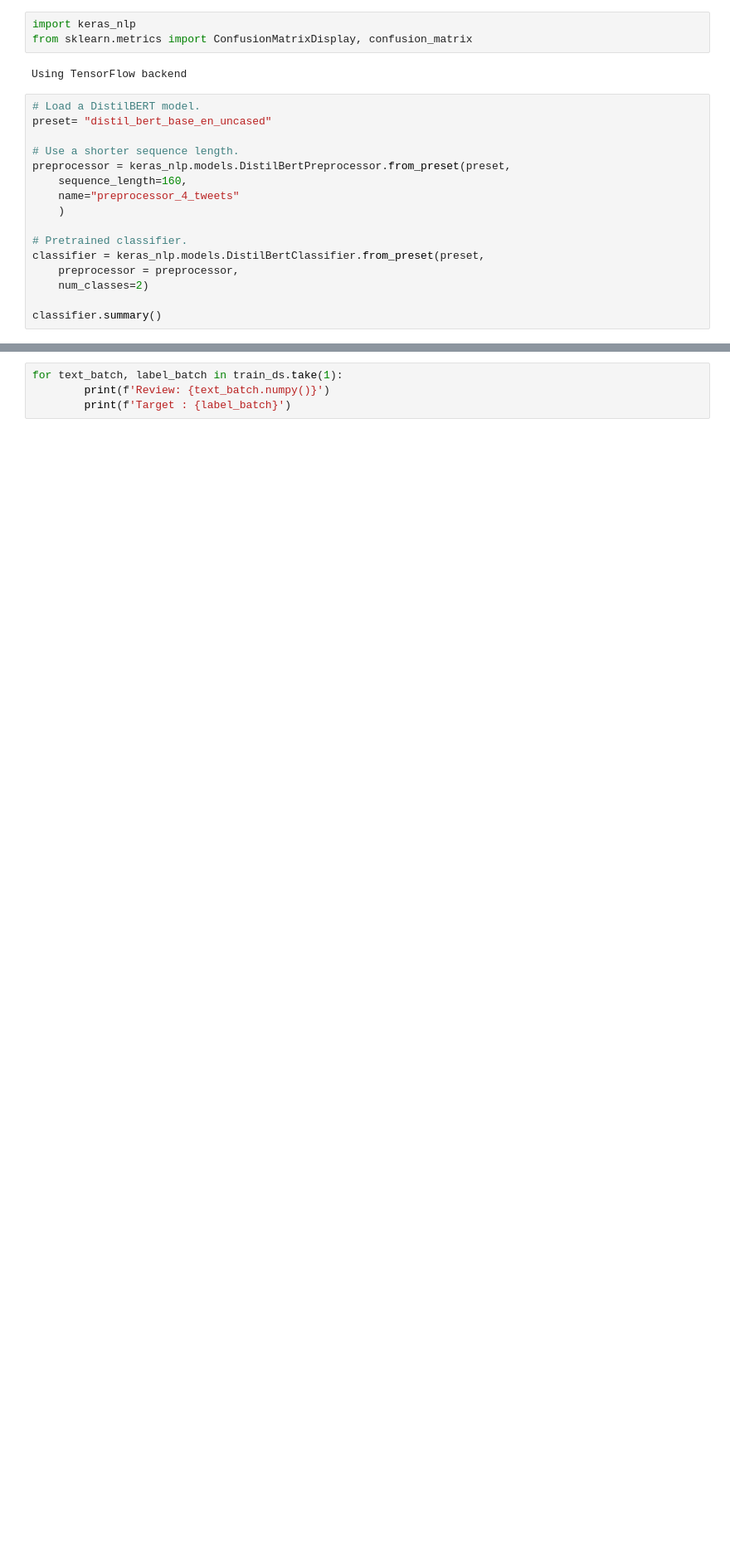
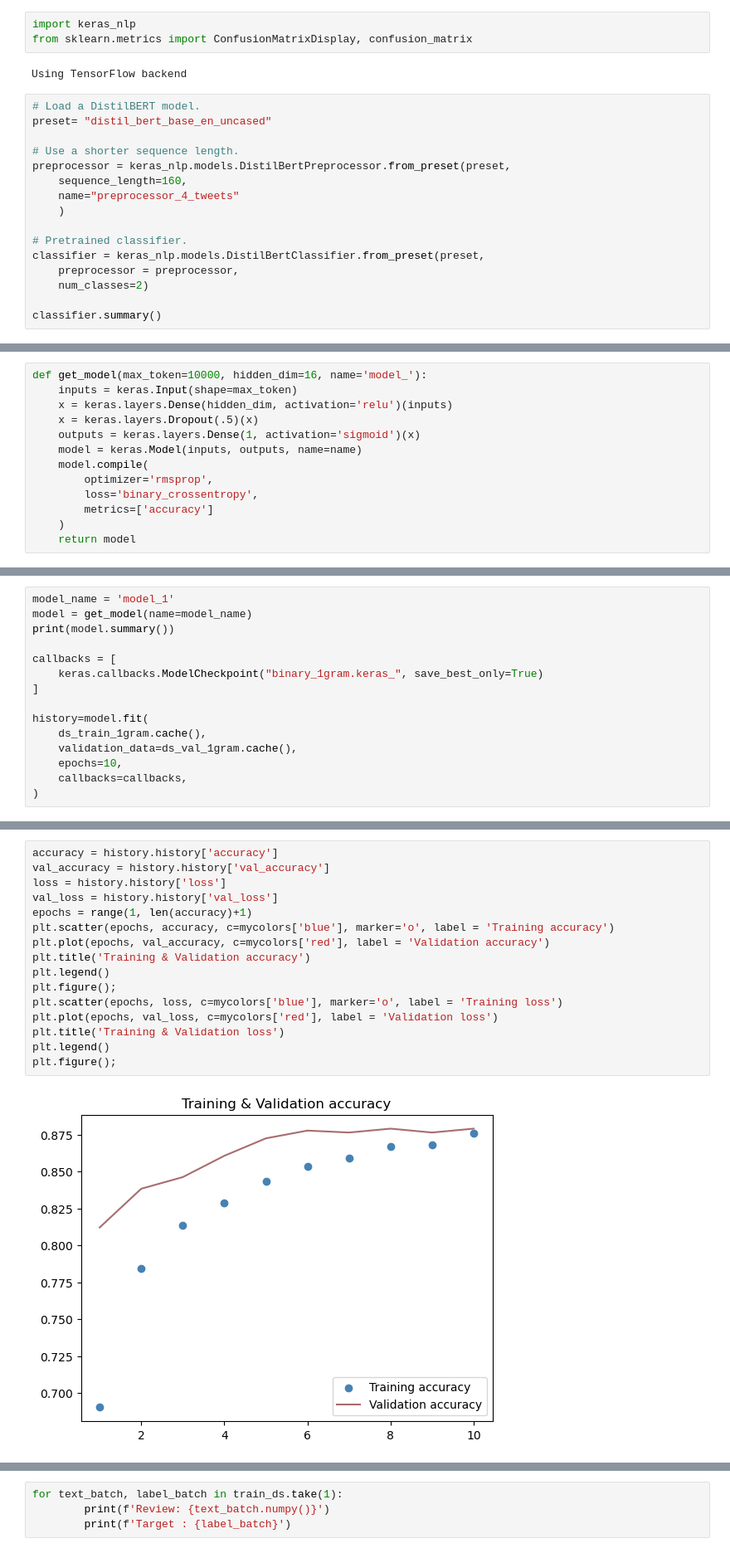
Before and after one commit to IvanLiuTW/code, a Jupyter notebook: rnn_tweet.ipynb, the cells around one changed output, grey strips where cells are left out. Shown at 83% size. Cells and saved outputs as stored; diff of their text form; blank space fills up the shorter version.

```diff
--- a/rnn_tweet.ipynb
+++ b/rnn_tweet.ipynb
@@ -745,0 +795,13 @@ https://github.com/tensorflow/addons
+# %%
+def get_model(max_token=10000, hidden_dim=16, name='model_'):
+    inputs = keras.Input(shape=max_token)
+    x = keras.layers.Dense(hidden_dim, activation='relu')(inputs)
+    x = keras.layers.Dropout(.5)(x)
+    outputs = keras.layers.Dense(1, activation='sigmoid')(x)
+    model = keras.Model(inputs, outputs, name=name)
+    model.compile(
+        optimizer='rmsprop',
+        loss='binary_crossentropy',
+        metrics=['accuracy']
+    )
+    return model
@@ -745,0 +810,15 @@ https://github.com/tensorflow/addons
+# %%
+model_name = 'model_1'
+model = get_model(name=model_name)
+print(model.summary())
+
+callbacks = [
+    keras.callbacks.ModelCheckpoint("binary_1gram.keras_", save_best_only=True)
+]
+
+history=model.fit(
+    ds_train_1gram.cache(),
+    validation_data=ds_val_1gram.cache(),
+    epochs=10,
+    callbacks=callbacks,
+)
@@ -745,0 +851,18 @@ https://github.com/tensorflow/addons
+# %%
+accuracy = history.history['accuracy']
+val_accuracy = history.history['val_accuracy']
+loss = history.history['loss']
+val_loss = history.history['val_loss']
+epochs = range(1, len(accuracy)+1)
+plt.scatter(epochs, accuracy, c=mycolors['blue'], marker='o', label = 'Training accuracy')
+plt.plot(epochs, val_accuracy, c=mycolors['red'], label = 'Validation accuracy')
+plt.title('Training & Validation accuracy')
+plt.legend()
+plt.figure();
+plt.scatter(epochs, loss, c=mycolors['blue'], marker='o', label = 'Training loss')
+plt.plot(epochs, val_loss, c=mycolors['red'], label = 'Validation loss')
+plt.title('Training & Validation loss')
+plt.legend()
+plt.figure();
+# %% [output]
+[figure, added]
```
Also changed, not shown: parts of 25 cells of this notebook.
